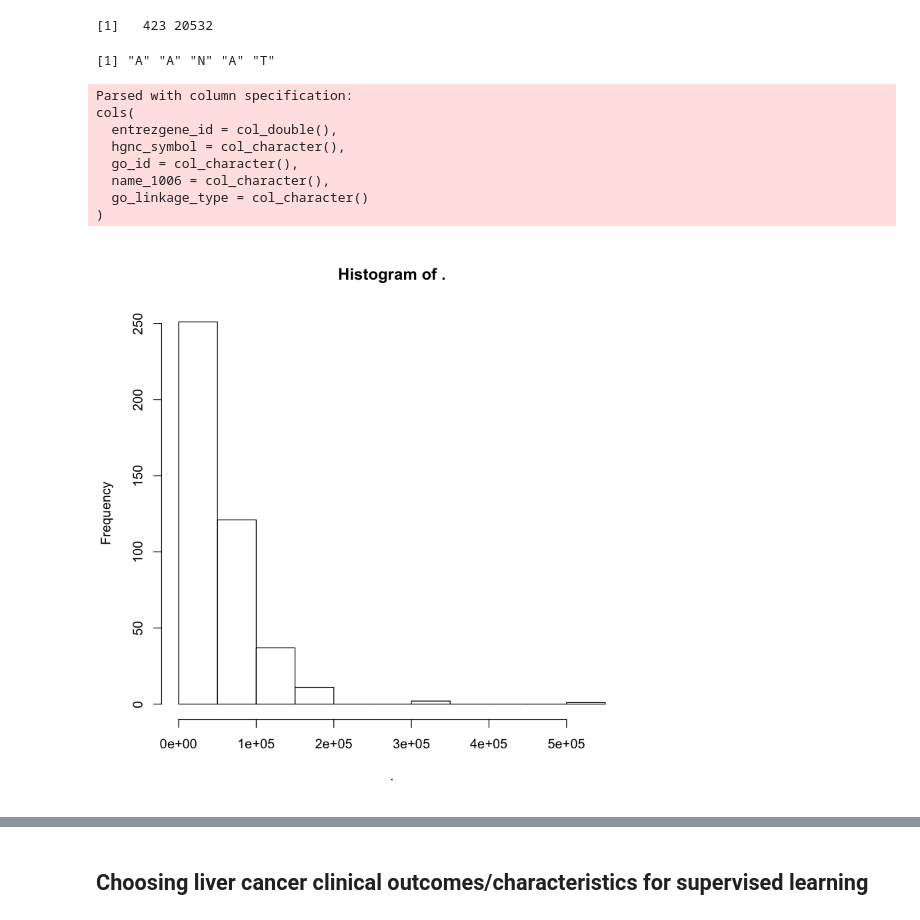
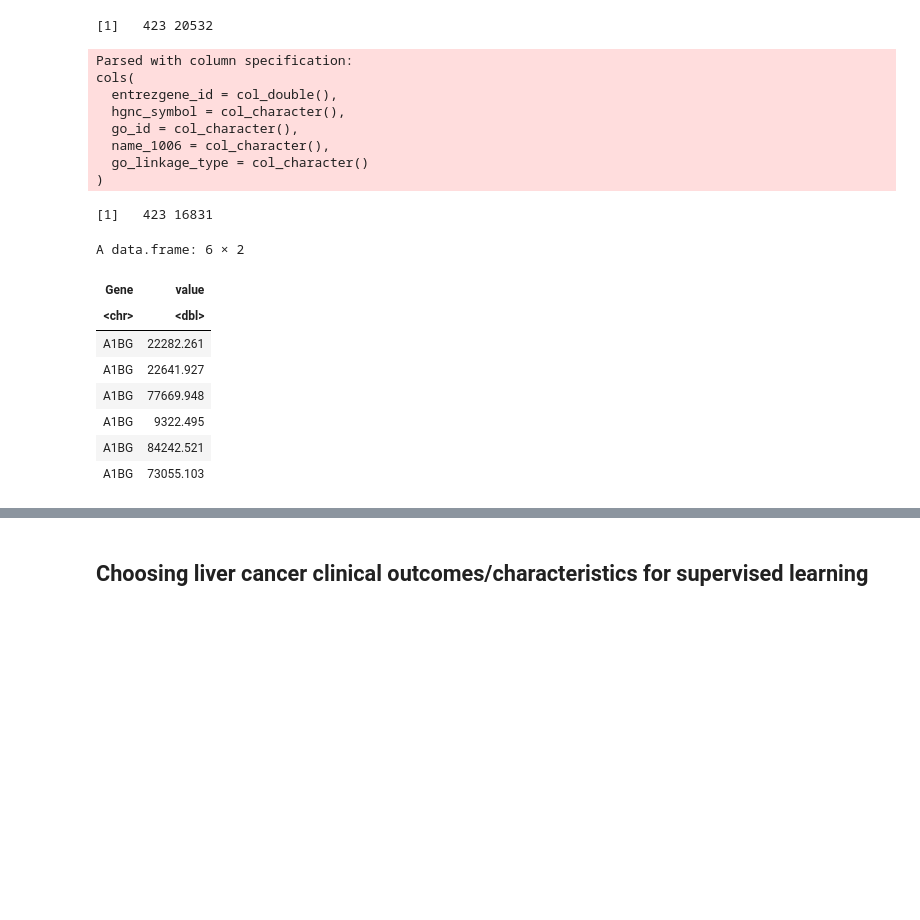
Before and after one commit to sohilsshah91/hacknights, a Jupyter notebook: EDA_TCGA_Liver_Cancer_ngiangre.ipynb, the cells around one changed output, grey strips where cells are left out. Cells and saved outputs as stored; diff of their text form; code cells hidden in the pictures; blank space fills up the shorter version.

```diff
--- a/EDA_TCGA_Liver_Cancer_ngiangre.ipynb
+++ b/EDA_TCGA_Liver_Cancer_ngiangre.ipynb
@@ -433,11 +440,6 @@ dim(df)
 # %%
 df_rownames <- df[,1]
 df <- df %>% select(-bcr_patient_barcode)
-# %%
-x <- strsplit(colnames(df),"|")[[50]]
-paste(x[1:(which(x %in% "|")-1)],collapse='')
-# %% [output]
-[1] "A" "A" "N" "A" "T"
 # %%
 df_colnames_entrez <- sapply(strsplit(colnames(df),"|"),
                       function(x){
@@ -461,7 +463,19 @@ cols(
 # %%
 df_genes <- df[,df_colnames_genes %in% go_map$hgnc_symbol]
 colnames(df_genes) <- df_colnames_genes[which(df_colnames_genes %in% go_map$hgnc_symbol)]
+df_genes %>% dim()
+# %% [output]
+[1]   423 16831
-# %%
-df_genes %>% select(A1BG) %>% unlist  %>% unname %>% hist()
-# %% [output]
-[figure, removed]
+# %%
+df_genes_melted <- df_genes %>% gather('Gene')
+df_genes_melted %>% head()
+# %% [output]
+A data.frame: 6 × 2
+| Gene | value |
+| <chr> | <dbl> |
+| A1BG | 22282.261 |
+| A1BG | 22641.927 |
+| A1BG | 77669.948 |
+| A1BG | 9322.495 |
+| A1BG | 84242.521 |
+| A1BG | 73055.103 |
```
Also changed, not shown: parts of 9 cells of this notebook.
